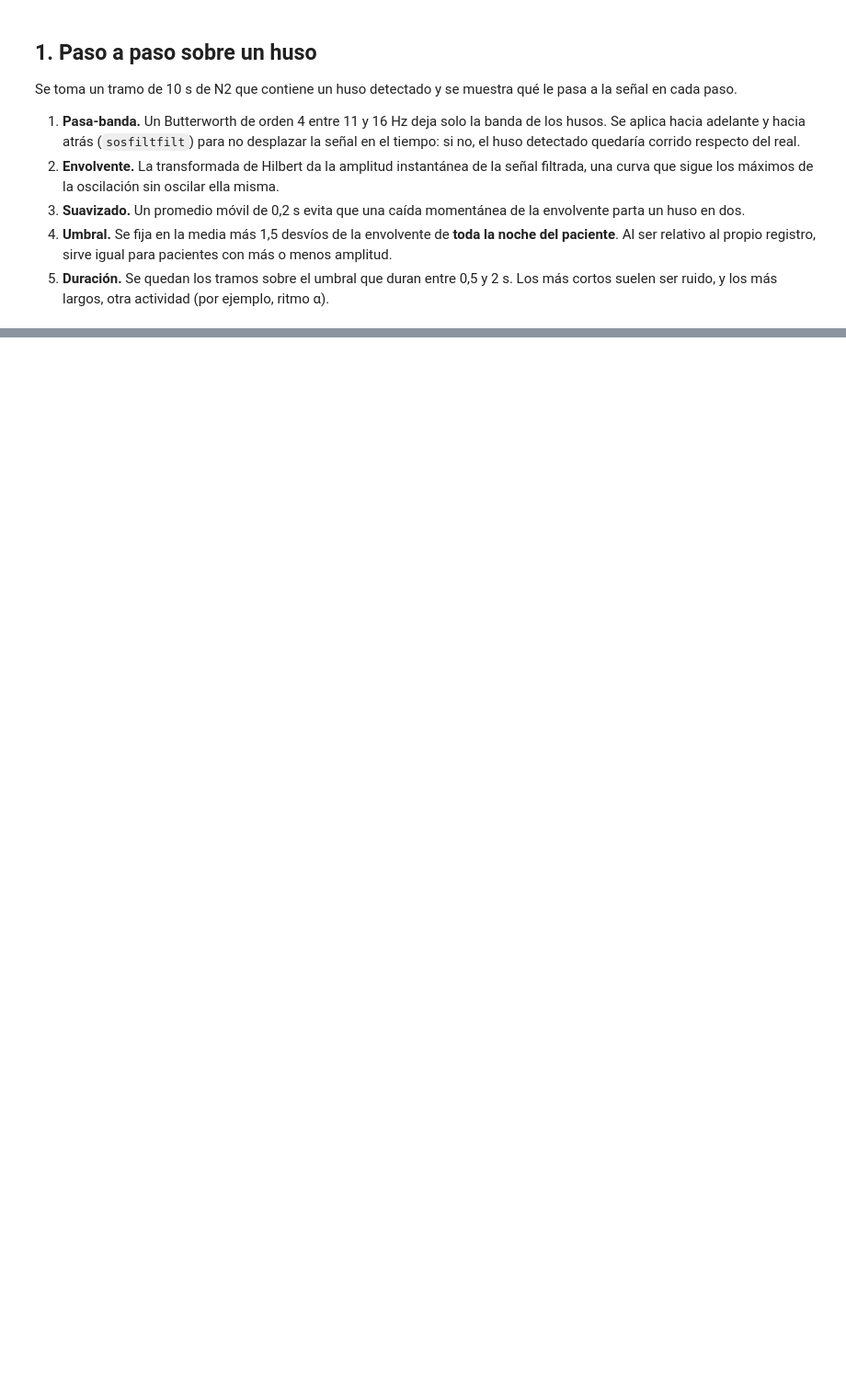
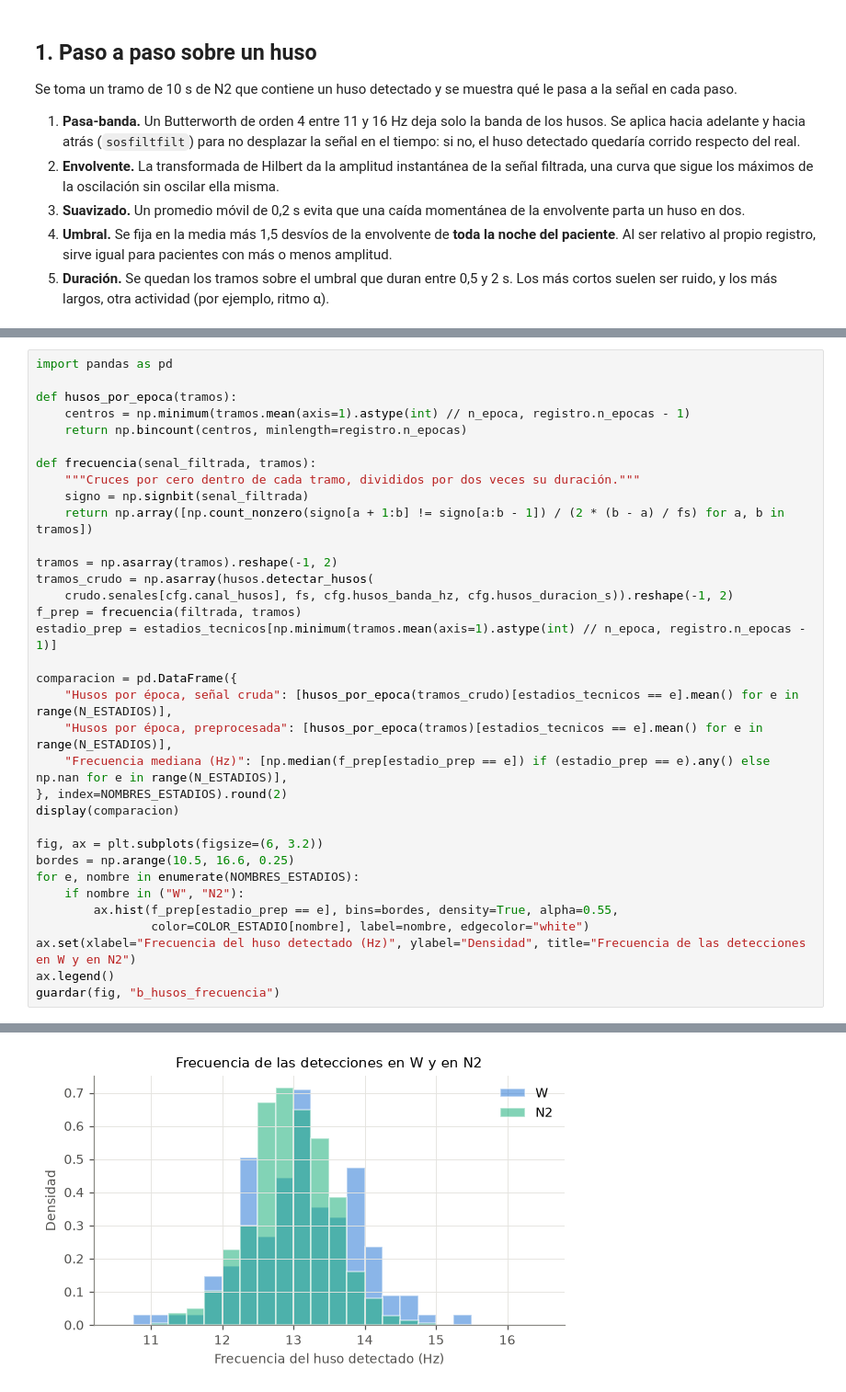
Before and after one commit to ldelia22/PSIB2026Q2-TPS-Grupo02-CassanoNieto-DElia-Ortega, a Jupyter notebook: codigo/notebooks/02b_frente_B_husos.ipynb, the cells around one changed output, grey strips where cells are left out. Shown at 92% size. Saved outputs shown, nothing was run; the diff lists cells and outputs as text; blank space fills up the shorter version.

Commit message:
Notebook 02b: husos en vigilia y frecuencia de cada detección

```diff
--- a/codigo/notebooks/02b_frente_B_husos.ipynb
+++ b/codigo/notebooks/02b_frente_B_husos.ipynb
@@ -231,0 +233,35 @@ constantes al principio de `husos.py` y siguen a Mölle et al. (2002).
+# %%
+import pandas as pd
+
+def husos_por_epoca(tramos):
+    centros = np.minimum(tramos.mean(axis=1).astype(int) // n_epoca, registro.n_epocas - 1)
+    return np.bincount(centros, minlength=registro.n_epocas)
+
+def frecuencia(senal_filtrada, tramos):
+    """Cruces por cero dentro de cada tramo, divididos por dos veces su duración."""
+    signo = np.signbit(senal_filtrada)
+    return np.array([np.count_nonzero(signo[a + 1:b] != signo[a:b - 1]) / (2 * (b - a) / fs) for a, b in tramos])
+
+tramos = np.asarray(tramos).reshape(-1, 2)
+tramos_crudo = np.asarray(husos.detectar_husos(
+    crudo.senales[cfg.canal_husos], fs, cfg.husos_banda_hz, cfg.husos_duracion_s)).reshape(-1, 2)
+f_prep = frecuencia(filtrada, tramos)
+estadio_prep = estadios_tecnicos[np.minimum(tramos.mean(axis=1).astype(int) // n_epoca, registro.n_epocas - 1)]
+
+comparacion = pd.DataFrame({
+    "Husos por época, señal cruda": [husos_por_epoca(tramos_crudo)[estadios_tecnicos == e].mean() for e in range(N_ESTADIOS)],
+    "Husos por época, preprocesada": [husos_por_epoca(tramos)[estadios_tecnicos == e].mean() for e in range(N_ESTADIOS)],
+    "Frecuencia mediana (Hz)": [np.median(f_prep[estadio_prep == e]) if (estadio_prep == e).any() else np.nan for e in range(N_ESTADIOS)],
+}, index=NOMBRES_ESTADIOS).round(2)
+display(comparacion)
+
+fig, ax = plt.subplots(figsize=(6, 3.2))
+bordes = np.arange(10.5, 16.6, 0.25)
+for e, nombre in enumerate(NOMBRES_ESTADIOS):
+    if nombre in ("W", "N2"):
+        ax.hist(f_prep[estadio_prep == e], bins=bordes, density=True, alpha=0.55,
+                color=COLOR_ESTADIO[nombre], label=nombre, edgecolor="white")
+ax.set(xlabel="Frecuencia del huso detectado (Hz)", ylabel="Densidad", title="Frecuencia de las detecciones en W y en N2")
+ax.legend()
+guardar(fig, "b_husos_frecuencia")
+# %% [output]
@@ -231,0 +274 @@ constantes al principio de `husos.py` y siguen a Mölle et al. (2002).
+[figure, added]
```
Also changed, not shown: parts of 11 cells of this notebook, 3 other files.
